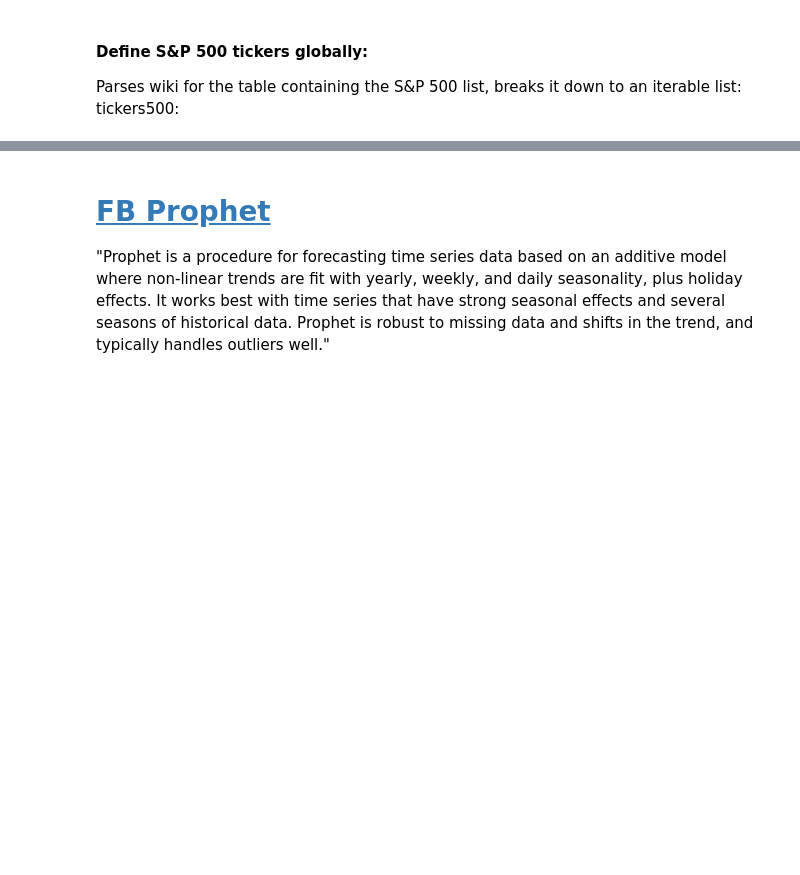
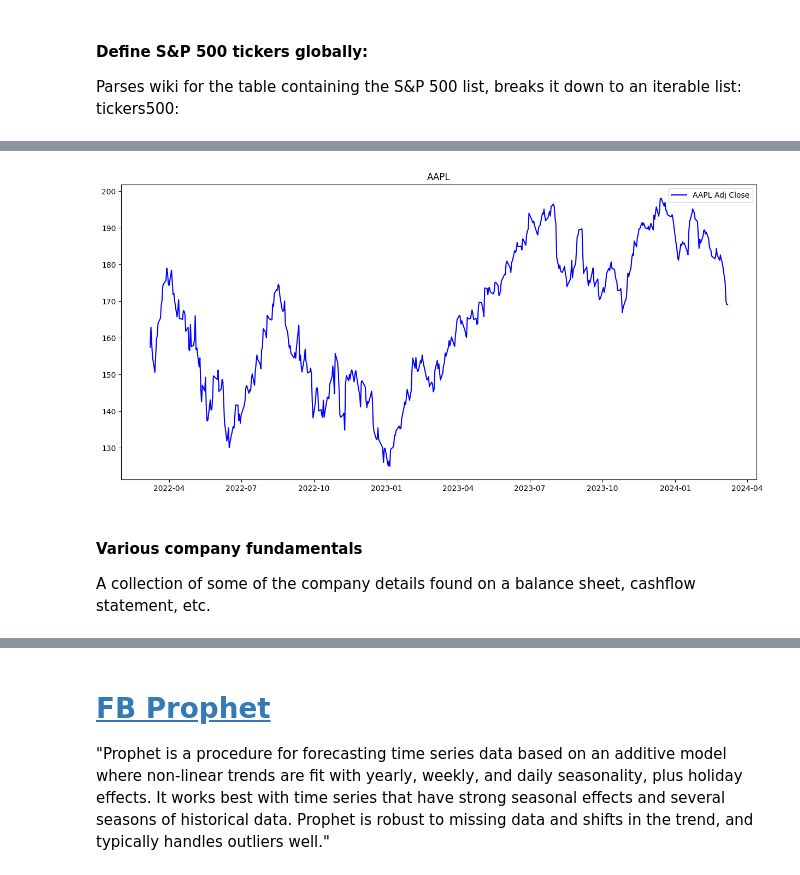
Before and after one commit to Lawrence908/AlgorithmicTrading, a Jupyter notebook: AlgorithmicTrading.ipynb, the cells around one changed output, grey strips where cells are left out. Cells and saved outputs as stored; diff of their text form; code cells hidden in the pictures; blank space fills up the shorter version.

```diff
--- a/AlgorithmicTrading.ipynb
+++ b/AlgorithmicTrading.ipynb
@@ -767,0 +397,7 @@ Error:
+# %%
+aapl.plot()
+# %% [output]
+[figure, added]
+# %% [markdown]
+#### Various company fundamentals
+A collection of some of the company details found on a balance sheet, cashflow statement, etc.
```
Also changed, not shown: parts of 51 cells of this notebook, 5 other files.
